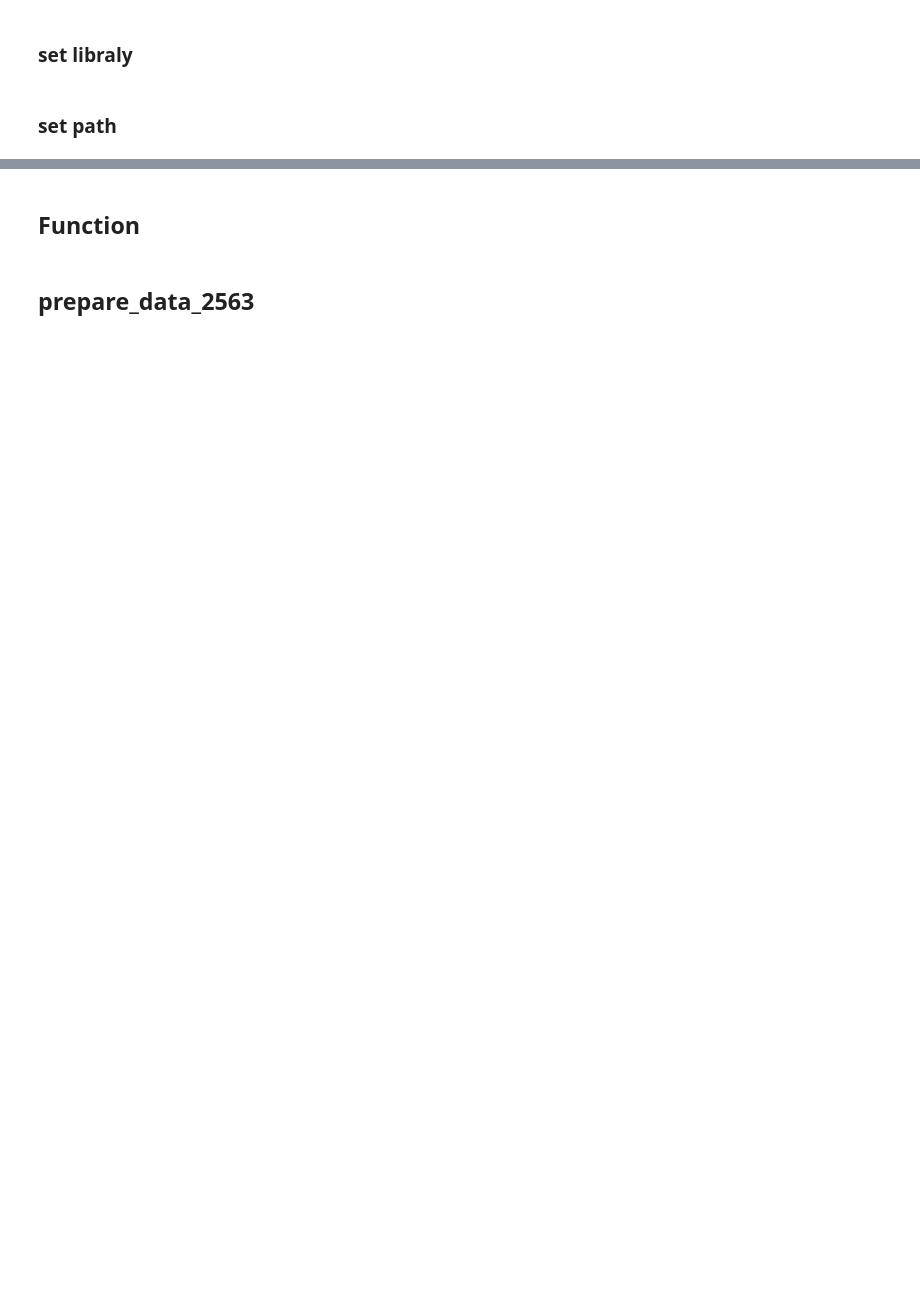
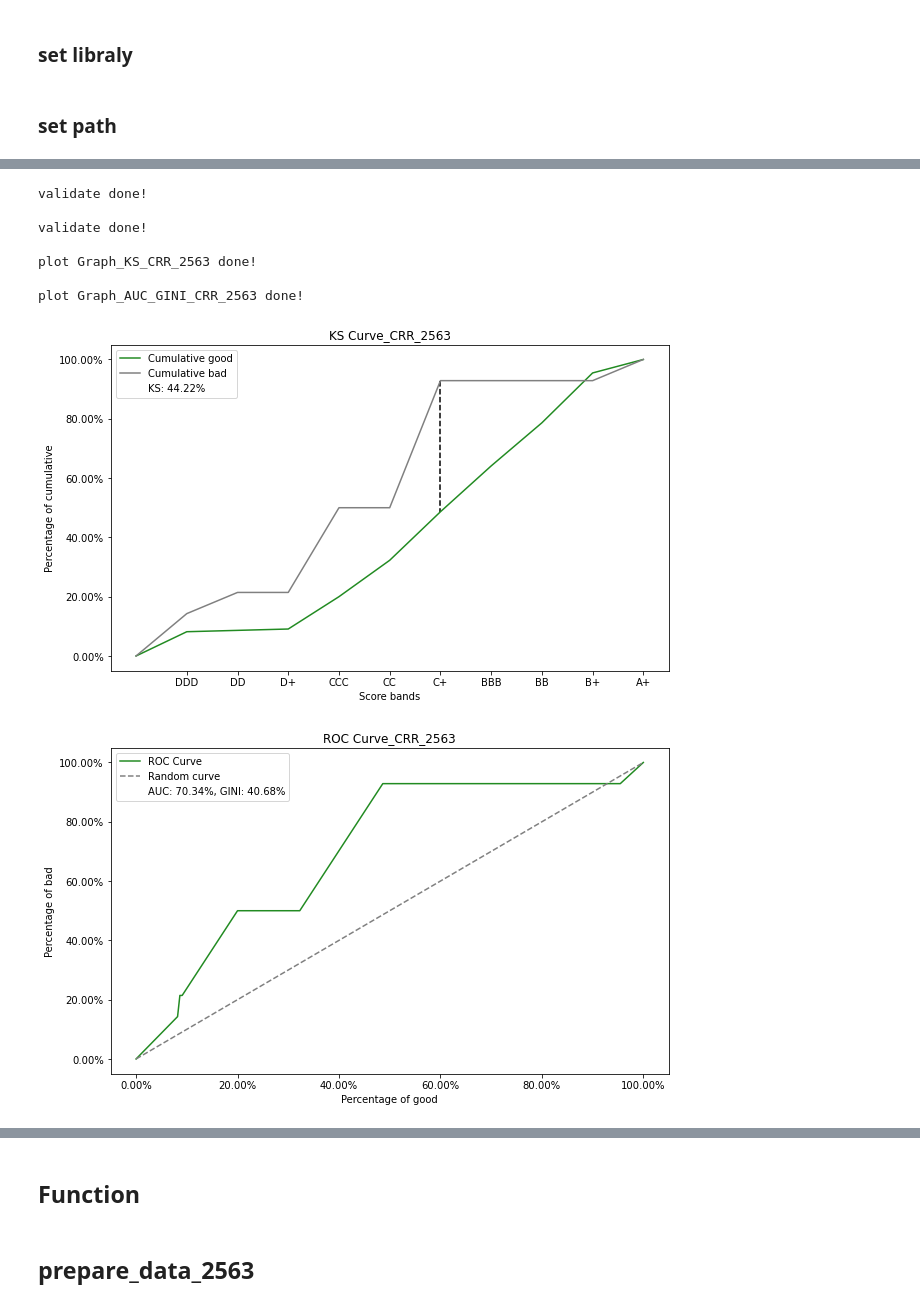
Before and after one commit to Taecpy/CRR-validate, a Jupyter notebook: CRR_validate.ipynb, the cells around one changed output, grey strips where cells are left out. Saved outputs shown, nothing was run; the diff lists cells and outputs as text; code cells hidden in the pictures; blank space fills up the shorter version.

Commit message:
validate2563

```diff
--- a/CRR_validate.ipynb
+++ b/CRR_validate.ipynb
@@ -181,0 +93,15 @@ test.head()
+# %%
+df_A.dropna(subset=['FlagGB'],inplace=True)
+# %%
+df_2563 = df_A
+# %%
+df_2563['Grade'].isna().value_counts()
+df_2563.groupby(['Grade']).count()
+df_CRR_2563 = df_2563[~df_2563['Grade'].str.contains('[s,S]')]
+#df_CRR_2563[['Grade','Good','Bad']].groupby(['Grade']).sum()
+### Small CRR
+df_sCRR_2563 = df_2563[df_2563['Grade'].str.contains('[s,S]')]
+df_sCRR_2563.loc[df_sCRR_2563['Grade']=='SBB','Grade'] = 'sBB'
+df_sCRR_2563.loc[df_sCRR_2563['Grade']=='sc+','Grade'] = 'sC+'
+df_sCRR_2563 = df_sCRR_2563[~(df_sCRR_2563['Grade']=='SS')]
+#df_sCRR_2563[['Grade','Good','Bad']].groupby(['Grade']).sum()
@@ -181,0 +124,2 @@ test.head()
+# %%
+t = pd.pivot_table(df_CRR_2563, values='CUST_ID', index=['Grade'],columns=['FlagGB'], aggfunc='count')
@@ -181,0 +156,16 @@ test.head()
+# %%
+#t.reset_index(inplace=True)
+validate(t)
+CRR_2563 =  validate(t)
+KS_CRR_2563 = plot_KS(CRR_2563)
+AUC_GINI_CRR_2563 = plot_AUC_GINI(CRR_2563)
+# %% [output]
+validate done!
+
+validate done!
+
+plot Graph_KS_CRR_2563 done!
+
+plot Graph_AUC_GINI_CRR_2563 done!
+[figure, added]
+[figure, added]
```
Also changed, not shown: parts of 26 cells of this notebook.
